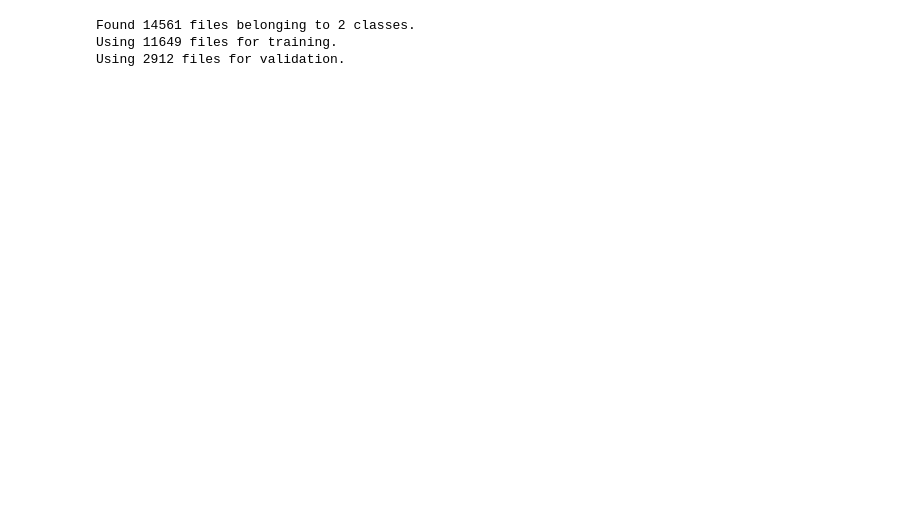
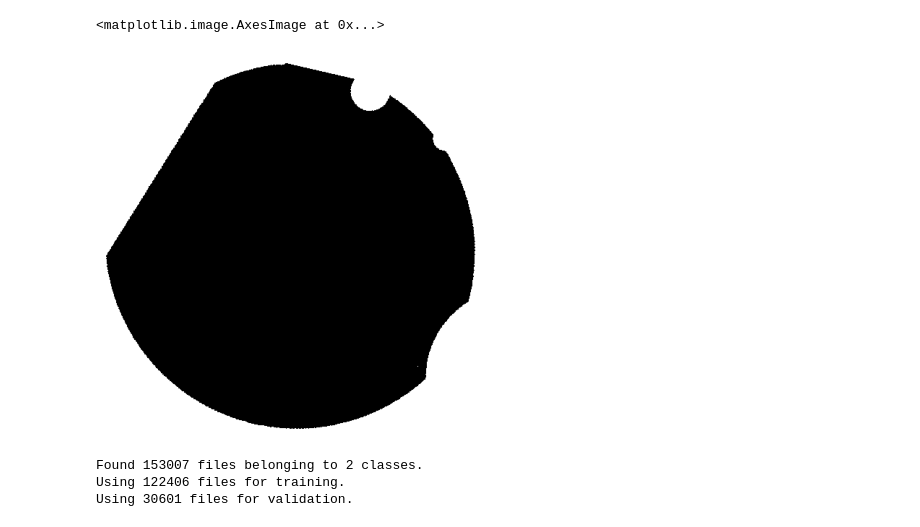
Before and after one commit to ijustdontgitit/asiva_clouds, a Jupyter notebook: heatmap2.ipynb, the cells around one changed output. Saved outputs shown, nothing was run; the diff lists cells and outputs as text; code cells hidden in the pictures; blank space fills up the shorter version.

Commit message:
heatmap2 and combined plots
heatmap python script for presentation on 8/5/2023

```diff
--- a/heatmap2.ipynb
+++ b/heatmap2.ipynb
@@ -20,25 +18,33 @@ To enable the following instructions: AVX2 FMA, in other operations, rebuild Ten
+# %%
+
+# load the mask image
+maskim = Image.open('./img/mask.png')
+maskdata = np.array(maskim, dtype='i2')
+
+plt.figure()
+plt.axis('off')
+plt.imshow(maskim, cmap='gray_r')
+# %% [output]
+<matplotlib.image.AxesImage at 0x...>
+[figure, added]
 # %%
-image_size = (16, 16) #(544, 512) (744,646)
-batch_size = 32
+KW=8
+KH=8
+image_size = (KW,KH) #(16, 16) #(512,512)
+batch_size = 256
+bs = "bs" + str(batch_size)
 train_ds, val_ds = tf.keras.utils.image_dataset_from_directory(
-    "Kernels_16x16/train",
+    "./img/tiles_" + str(KW) + "x" + str(KH),
     validation_split=0.2,
     subset="both",
     seed=1337,
     image_size=image_size,
     batch_size=batch_size,
 )
-
-#test_ds = tf.keras.utils.image_dataset_from_directory(
-#    "Kernels_16x16/test",
-#    seed=3337,
-#    image_size=image_size,
-#    batch_size=batch_size,
-#)
 # %% [output]
-Found 14561 files belonging to 2 classes.
-Using 11649 files for training.
-Using 2912 files for validation.
+Found 153007 files belonging to 2 classes.
+Using 122406 files for training.
+Using 30601 files for validation.
 # %%
 plt.figure(figsize=(10, 10))
 for images, labels in train_ds.take(1):
```
Also changed, not shown: parts of 26 cells of this notebook, 1 other file.
